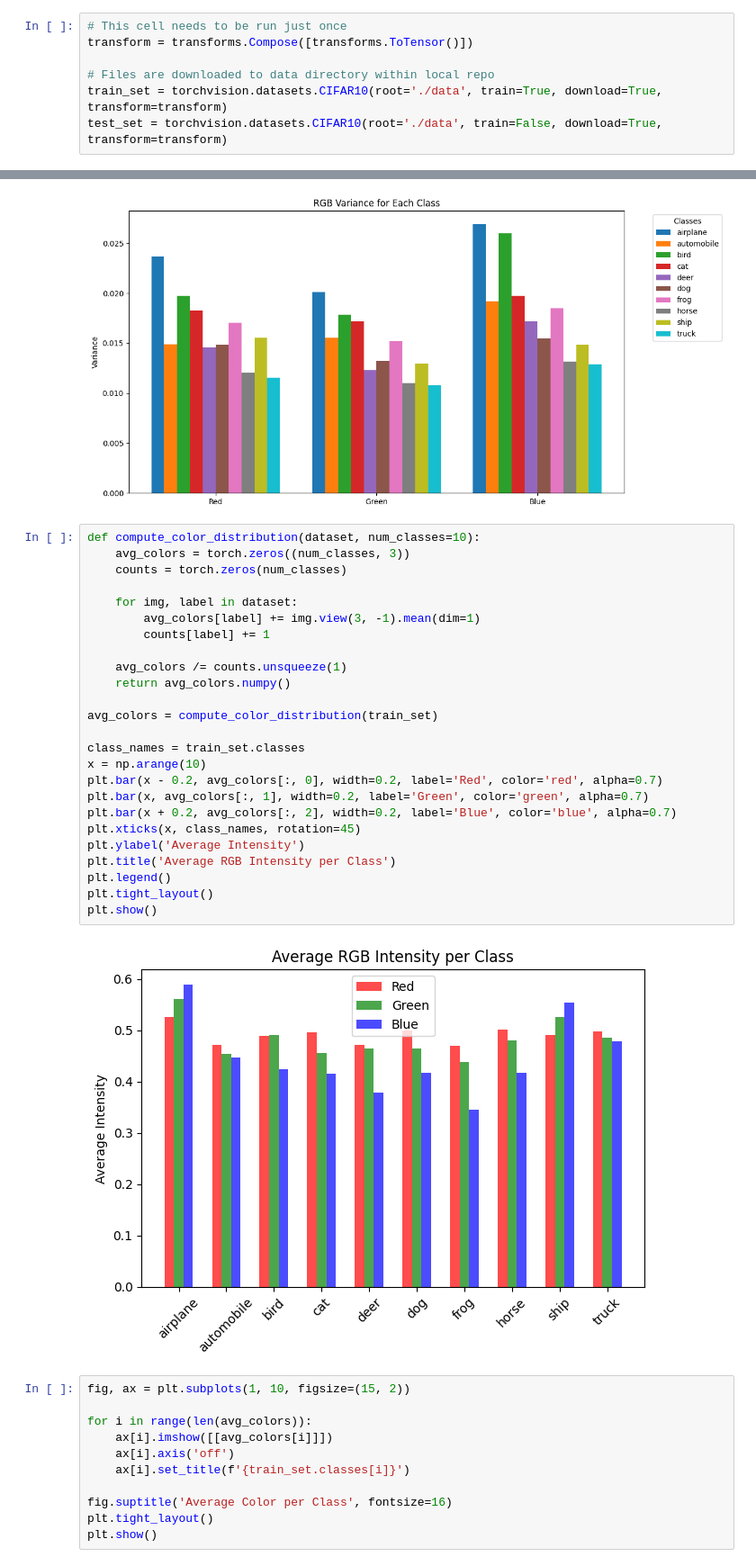
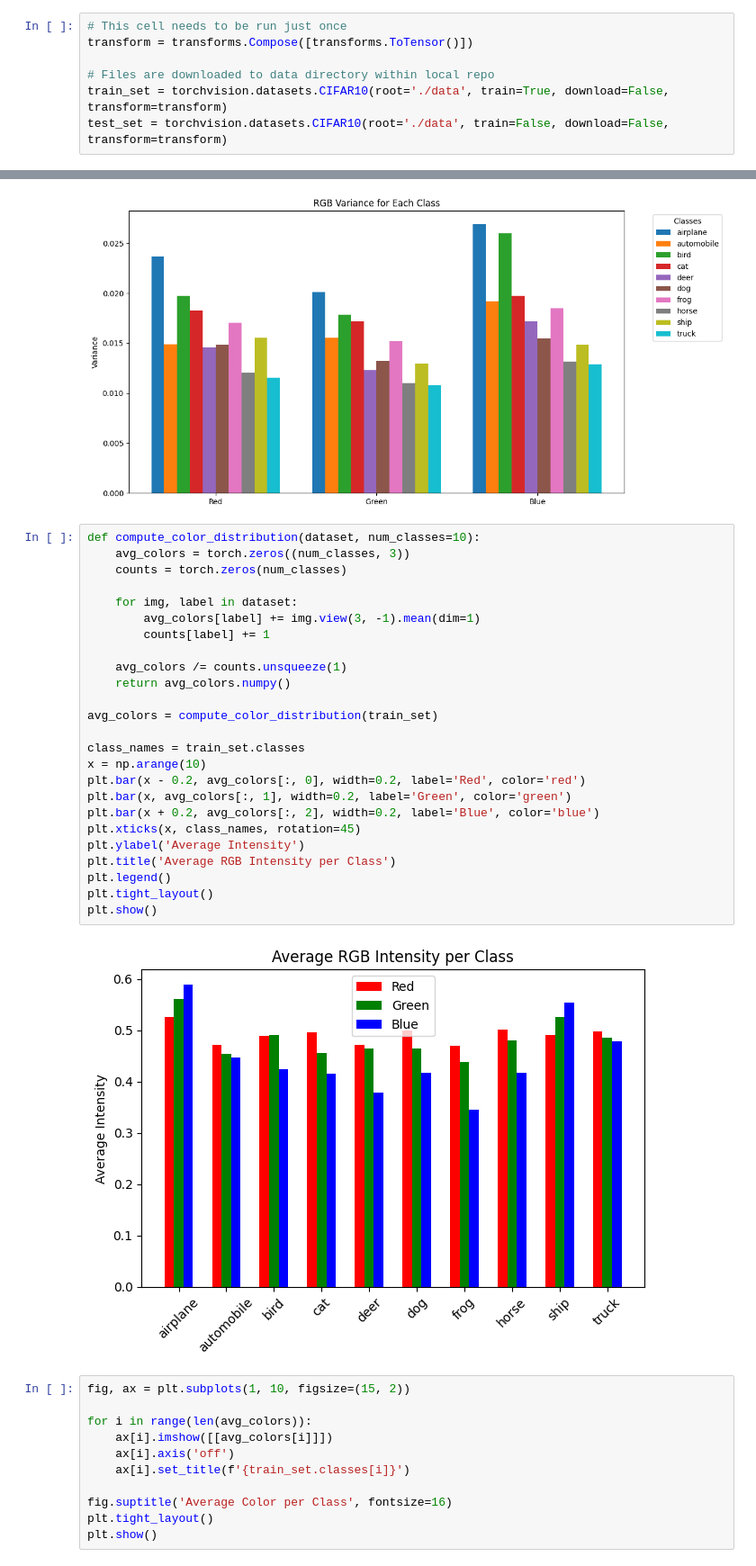
Before and after one commit to SnowdasNeves/wildlife-image-classifier, a Jupyter notebook: cifar10-eda.ipynb, the cells around one changed output, grey strips where cells are left out. Shown: that part at 90% size. Drawn from its saved outputs; the diff is of its cells as text.

```diff
--- a/cifar10-eda.ipynb
+++ b/cifar10-eda.ipynb
@@ -15,5 +20,5 @@ from sklearn.decomposition import PCA
 transform = transforms.Compose([transforms.ToTensor()])
 
 # Files are downloaded to data directory within local repo
-train_set = torchvision.datasets.CIFAR10(root='./data', train=True, download=True, transform=transform)
-test_set = torchvision.datasets.CIFAR10(root='./data', train=False, download=True, transform=transform)
+train_set = torchvision.datasets.CIFAR10(root='./data', train=True, download=False, transform=transform)
+test_set = torchvision.datasets.CIFAR10(root='./data', train=False, download=False, transform=transform)
@@ -130,30 +133,30 @@ plt.show()
 # %%
 def compute_color_distribution(dataset, num_classes=10):
     avg_colors = torch.zeros((num_classes, 3))
     counts = torch.zeros(num_classes)
 
     for img, label in dataset:
         avg_colors[label] += img.view(3, -1).mean(dim=1)
         counts[label] += 1
 
     avg_colors /= counts.unsqueeze(1)
     return avg_colors.numpy()
 
 avg_colors = compute_color_distribution(train_set)
 
 class_names = train_set.classes
 x = np.arange(10)
-plt.bar(x - 0.2, avg_colors[:, 0], width=0.2, label='Red', color='red', alpha=0.7)
-plt.bar(x, avg_colors[:, 1], width=0.2, label='Green', color='green', alpha=0.7)
-plt.bar(x + 0.2, avg_colors[:, 2], width=0.2, label='Blue', color='blue', alpha=0.7)
+plt.bar(x - 0.2, avg_colors[:, 0], width=0.2, label='Red', color='red')
+plt.bar(x, avg_colors[:, 1], width=0.2, label='Green', color='green')
+plt.bar(x + 0.2, avg_colors[:, 2], width=0.2, label='Blue', color='blue')
 plt.xticks(x, class_names, rotation=45)
 plt.ylabel('Average Intensity')
 plt.title('Average RGB Intensity per Class')
 plt.legend()
 plt.tight_layout()
 plt.show()
 # %% [output]
-[figure, old version]
+[figure, new version]
 # %%
 fig, ax = plt.subplots(1, 10, figsize=(15, 2))
 
```
Also changed, not shown: parts of 11 cells of this notebook.
